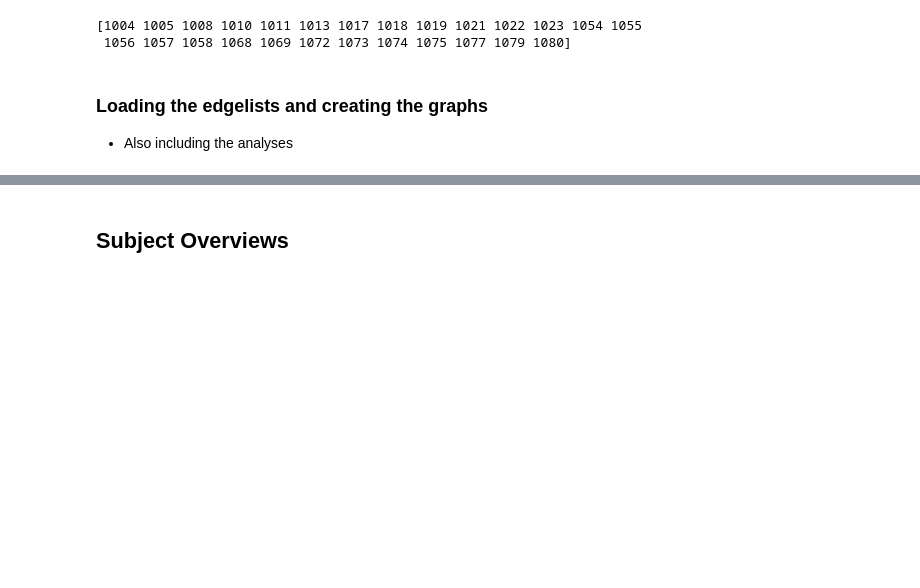
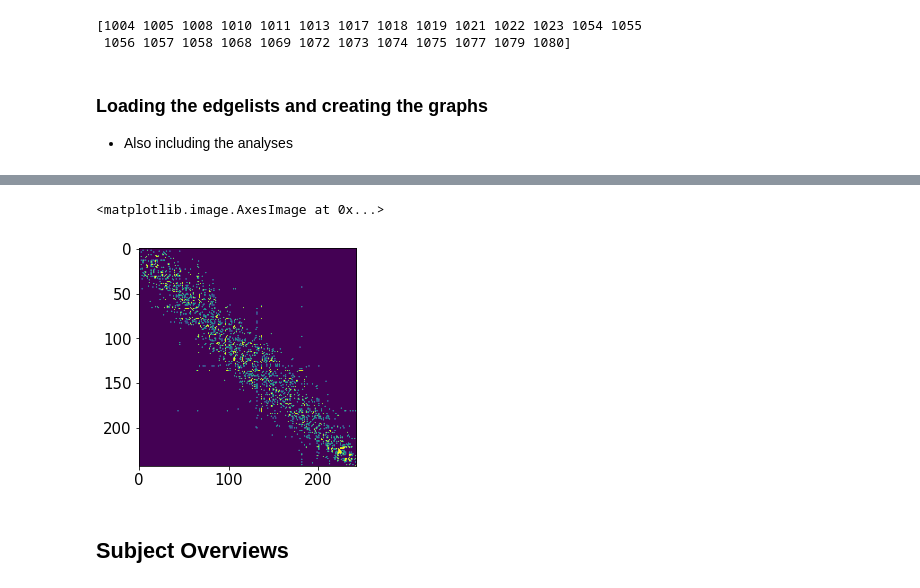
Before and after one commit to lucasessmann/GTA_ET, a Jupyter notebook: GraphAnalysis.ipynb, the cells around one changed output, grey strips where cells are left out. Drawn from its saved outputs; the diff is of its cells as text; code cells hidden in the pictures; blank space fills up the shorter version.

```diff
--- a/GraphAnalysis.ipynb
+++ b/GraphAnalysis.ipynb
@@ -784,3 +825,10 @@ plt.show()
+# %%
+plt.imshow(adj_pos)
+plt.imshow(adj_neg)
+plt.imshow(adj_between)
+# %% [output]
+<matplotlib.image.AxesImage at 0x...>
+[figure, added]
 # %% [markdown]
 ## Subject Overviews
 # %% [markdown]
```
Also changed, not shown: parts of 4 cells of this notebook.
